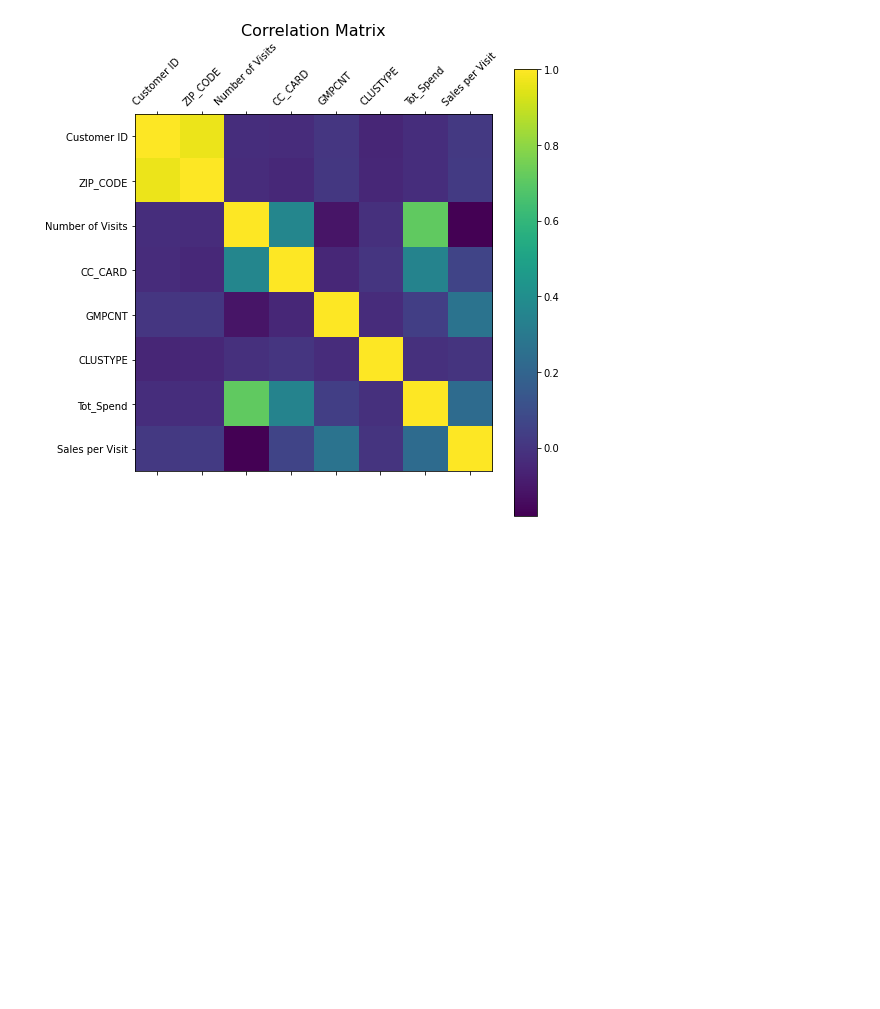
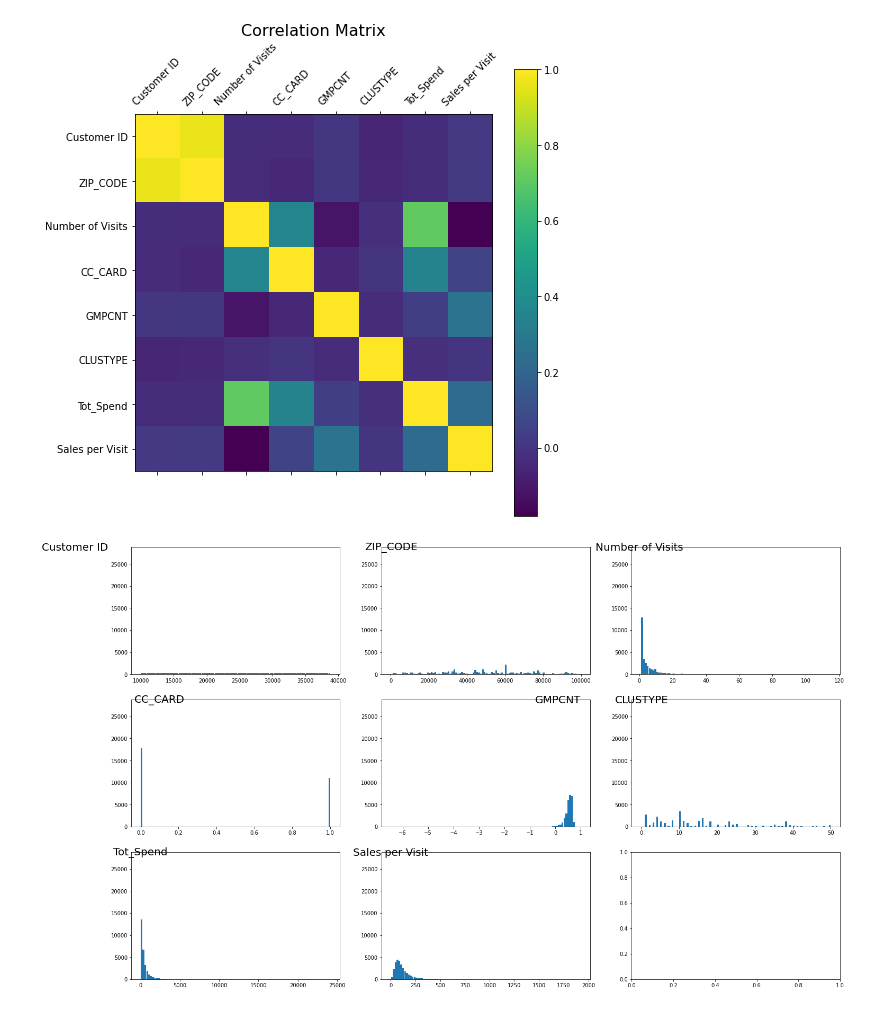
Before and after one commit to JoannaNegrete/visualizations, a Jupyter notebook: PandasVisualizationsQuickRefrerence.ipynb, the cells around one changed output. Saved outputs shown, nothing was run; the diff lists cells and outputs as text; code cells hidden in the pictures; blank space fills up the shorter version.

```diff
--- a/PandasVisualizationsQuickRefrerence.ipynb
+++ b/PandasVisualizationsQuickRefrerence.ipynb
@@ -26,3 +27,33 @@ def corr_matrix(df):
 corr_matrix(df)
 # %% [output]
 [figure]
+# %%
+def multiple_hist(df):
+    import math
+    # collect variable names
+    vnames = df.columns
+    vcount = len(vnames)
+
+    # determine required rows and columns for visualizations
+    column_count = 3
+    row_count = math.ceil(vcount / column_count)
+
+    # configure figure layout
+    fig, ax = plt.subplots(row_count, column_count, figsize =(column_count * 8, row_count * 5))
+
+    # visualize distribution of each variable
+    for k in range(0, vcount):
+
+        # determine row & col position
+        col = k % column_count
+        row = int(k / column_count)
+
+        # set figure at row & col position
+        ax[row][col].hist(df[vnames[k]], rwidth=0.95, bins=100) # histogram
+        #ax[row][col].set_xlim(-1,1) # uncomment if you want to set the xscale to a fixed range
+        ax[row][col].set_ylim(0,df.shape[0]) # set y
+        ax[row][col].text(x=0.1, y=df.shape[0]-100, s=vnames[k], fontsize=20, horizontalalignment='center', verticalalignment='center') # feature name in chart
+# %%
+multiple_hist(df)
+# %% [output]
+[figure, added]
```
Also changed, not shown: parts of 1 cell of this notebook.
